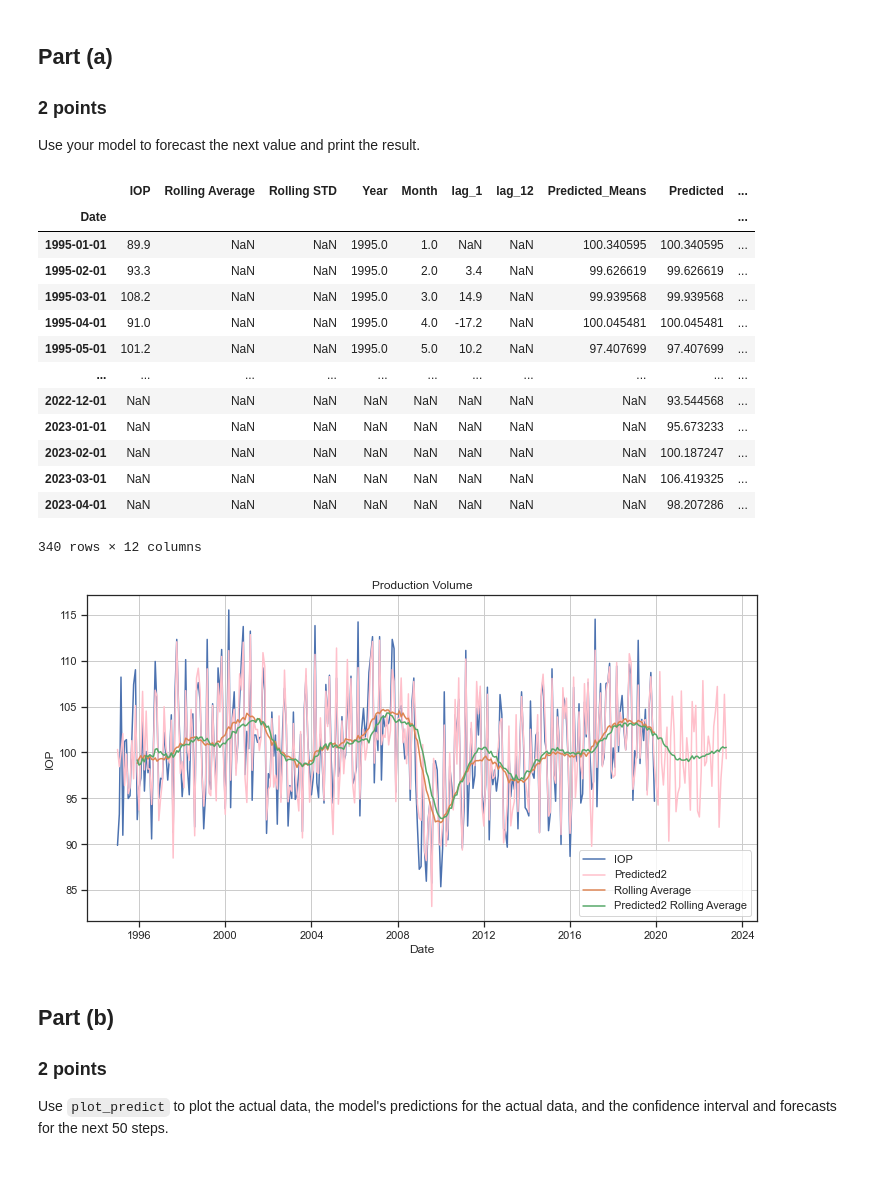
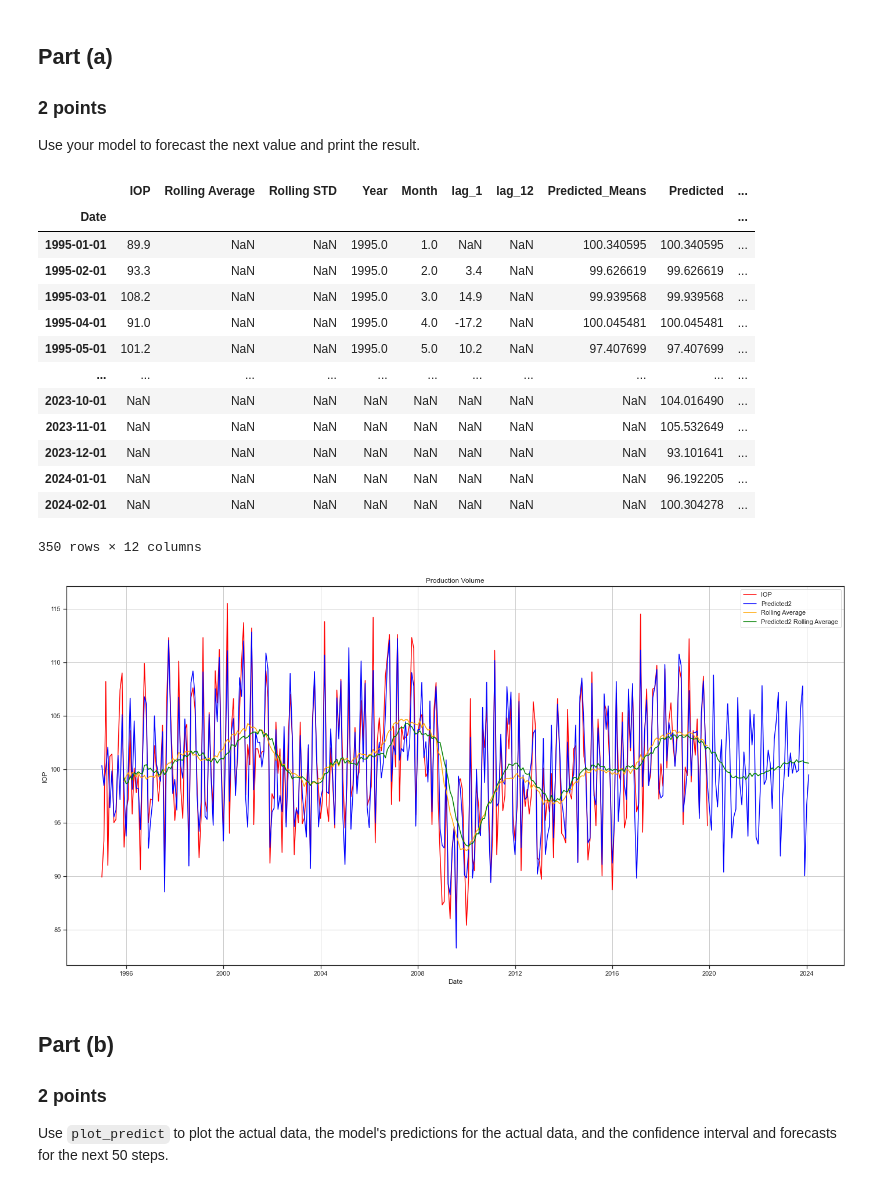
Before and after one commit to DuncanFerguson/GITHUB_REPOSITORY, a Jupyter notebook: DU_MSDS/Data Science Tools 1/Assignment_5/Duncan_Ferguson_Assignment_5.ipynb, the cells around one changed output. Saved outputs shown, nothing was run; the diff lists cells and outputs as text; code cells hidden in the pictures.

```diff
--- a/DU_MSDS/Data Science Tools 1/Assignment_5/Duncan_Ferguson_Assignment_5.ipynb
+++ b/DU_MSDS/Data Science Tools 1/Assignment_5/Duncan_Ferguson_Assignment_5.ipynb
@@ -489,8 +489,8 @@ For this question, use whichever model from question 4 ended up being the better
 
 Use your model to forecast the next value and print the result.
 # %%
-md1 =pd.DataFrame(model.forecast(steps=40))
-md2 =pd.DataFrame(model2.forecast(steps=40))
+md1 =pd.DataFrame(model.forecast(steps=50))
+md2 =pd.DataFrame(model2.forecast(steps=50))
 md2.index.names= ['Date']
 md1.index.names= ['Date']
 md3 = md1.merge(md2, on='Date', how='left').copy()
@@ -507,25 +507,25 @@ predict_it
 | 1995-04-01 | 91.0 | NaN | NaN | 1995.0 | 4.0 | -17.2 | NaN | 100.045481 | 100.045481 | ... |
 | 1995-05-01 | 101.2 | NaN | NaN | 1995.0 | 5.0 | 10.2 | NaN | 97.407699 | 97.407699 | ... |
 | ... | ... | ... | ... | ... | ... | ... | ... | ... | ... | ... |
-| 2022-12-01 | NaN | NaN | NaN | NaN | NaN | NaN | NaN | NaN | 93.544568 | ... |
-| 2023-01-01 | NaN | NaN | NaN | NaN | NaN | NaN | NaN | NaN | 95.673233 | ... |
-| 2023-02-01 | NaN | NaN | NaN | NaN | NaN | NaN | NaN | NaN | 100.187247 | ... |
-| 2023-03-01 | NaN | NaN | NaN | NaN | NaN | NaN | NaN | NaN | 106.419325 | ... |
-| 2023-04-01 | NaN | NaN | NaN | NaN | NaN | NaN | NaN | NaN | 98.207286 | ... |
+| 2023-10-01 | NaN | NaN | NaN | NaN | NaN | NaN | NaN | NaN | 104.016490 | ... |
+| 2023-11-01 | NaN | NaN | NaN | NaN | NaN | NaN | NaN | NaN | 105.532649 | ... |
+| 2023-12-01 | NaN | NaN | NaN | NaN | NaN | NaN | NaN | NaN | 93.101641 | ... |
+| 2024-01-01 | NaN | NaN | NaN | NaN | NaN | NaN | NaN | NaN | 96.192205 | ... |
+| 2024-02-01 | NaN | NaN | NaN | NaN | NaN | NaN | NaN | NaN | 100.304278 | ... |
-340 rows × 12 columns
+350 rows × 12 columns
 # %%
-plt.figure(figsize=(12,6))
+plt.figure(figsize=(24,12))
 sns.set(style='ticks')
-sns.lineplot(x='Date', y='IOP', data=predict_it, label='IOP')
+sns.lineplot(x='Date', y='IOP', data=predict_it, label='IOP', color='red')
 #sns.lineplot(x='Date', y='Predicted', data=predict_it, label='Predicted')
-sns.lineplot(x='Date', y='Predicted2', data=predict_it, label='Predicted2', color='Pink')
-sns.lineplot(x='Date', y='Rolling Average', data=predict_it, label='Rolling Average')
-sns.lineplot(x='Date', y='Predicted2 Rolling Average', data=predict_it, label='Predicted2 Rolling Average')
+sns.lineplot(x='Date', y='Predicted2', data=predict_it, label='Predicted2', color='blue')
+sns.lineplot(x='Date', y='Rolling Average', data=predict_it, label='Rolling Average', color='orange')
+sns.lineplot(x='Date', y='Predicted2 Rolling Average', data=predict_it, label='Predicted2 Rolling Average', color='green')
 plt.title("Production Volume")
 plt.grid()
 plt.show()
 # %% [output]
-[figure, old version]
+[figure, new version]
 # %% [markdown]
 ## Part (b)
 ### 2 points
```
Also changed, not shown: parts of 2 cells of this notebook.
